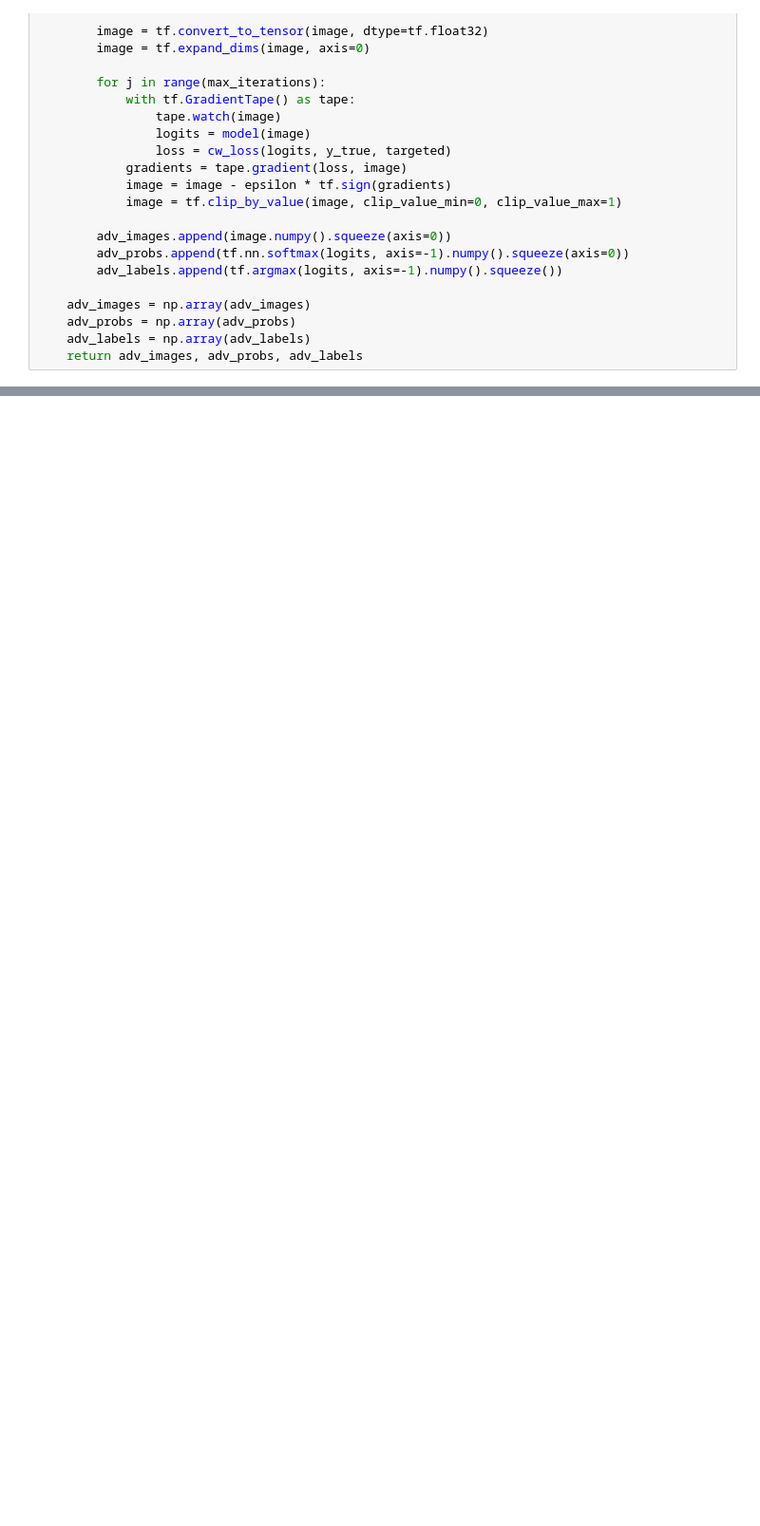
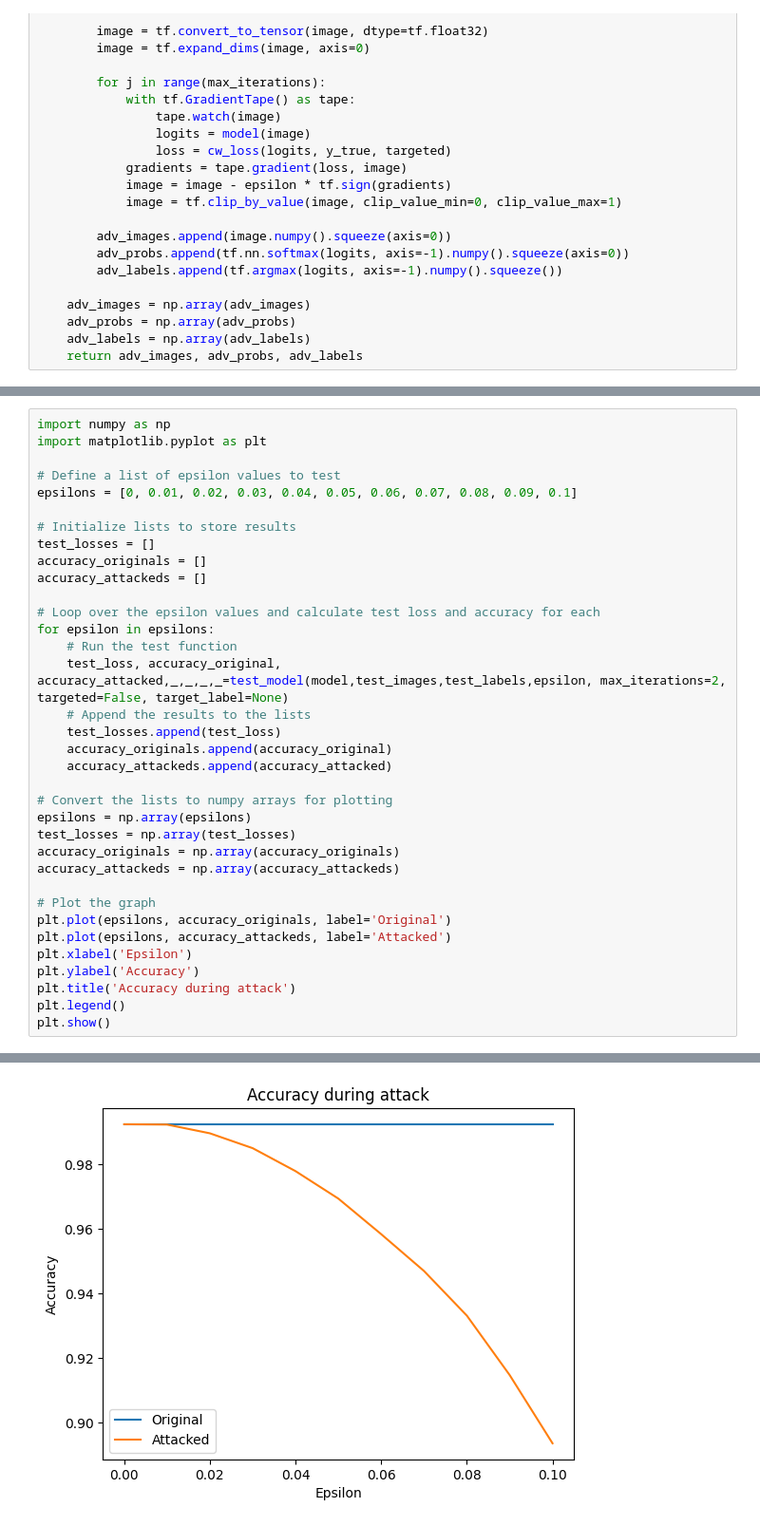
Before and after one commit to Sugandh-Mishra/attacks, a Jupyter notebook: cw.ipynb, the cells around one changed output, grey strips where cells are left out. Shown at 95% size. Cells and saved outputs as stored; diff of their text form; blank space fills up the shorter version.

```diff
--- a/cw.ipynb
+++ b/cw.ipynb
@@ -157,0 +230,36 @@ visualize_cw_attack(test_images,adv_images,test_labels,adv_labels,adv_probs)
+# %%
+import numpy as np
+import matplotlib.pyplot as plt
+
+# Define a list of epsilon values to test
+epsilons = [0, 0.01, 0.02, 0.03, 0.04, 0.05, 0.06, 0.07, 0.08, 0.09, 0.1]
+
+# Initialize lists to store results
+test_losses = []
+accuracy_originals = []
+accuracy_attackeds = []
+
+# Loop over the epsilon values and calculate test loss and accuracy for each
+for epsilon in epsilons:
+    # Run the test function
+    test_loss, accuracy_original, accuracy_attacked,_,_,_,_=test_model(model,test_images,test_labels,epsilon, max_iterations=2, targeted=False, target_label=None)
+    # Append the results to the lists
+    test_losses.append(test_loss)
+    accuracy_originals.append(accuracy_original)
+    accuracy_attackeds.append(accuracy_attacked)
+
+# Convert the lists to numpy arrays for plotting
+epsilons = np.array(epsilons)
+test_losses = np.array(test_losses)
+accuracy_originals = np.array(accuracy_originals)
+accuracy_attackeds = np.array(accuracy_attackeds)
+
+# Plot the graph
+plt.plot(epsilons, accuracy_originals, label='Original')
+plt.plot(epsilons, accuracy_attackeds, label='Attacked')
+plt.xlabel('Epsilon')
+plt.ylabel('Accuracy')
+plt.title('Accuracy during attack')
+plt.legend()
+plt.show()
+# %% [output]
@@ -157,0 +283 @@ visualize_cw_attack(test_images,adv_images,test_labels,adv_labels,adv_probs)
+[figure, added]
```
Also changed, not shown: parts of 8 cells of this notebook.
